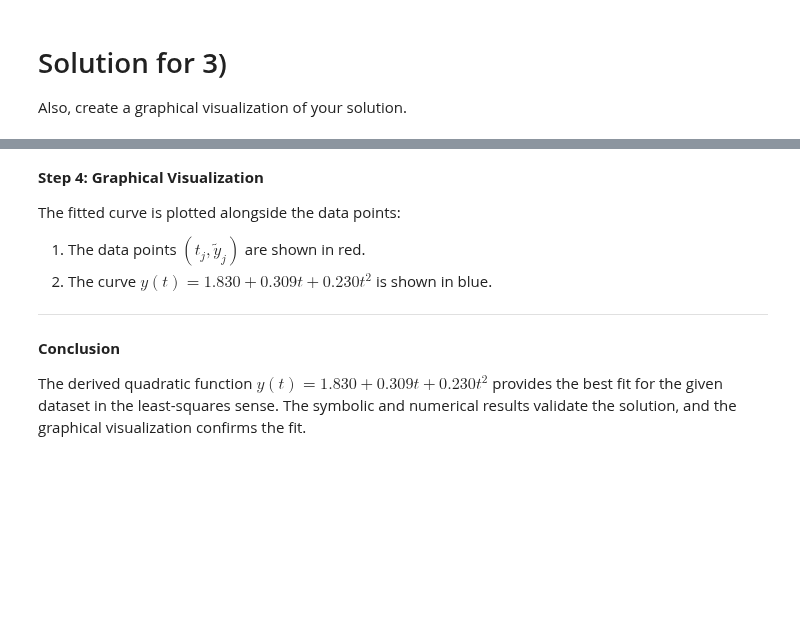
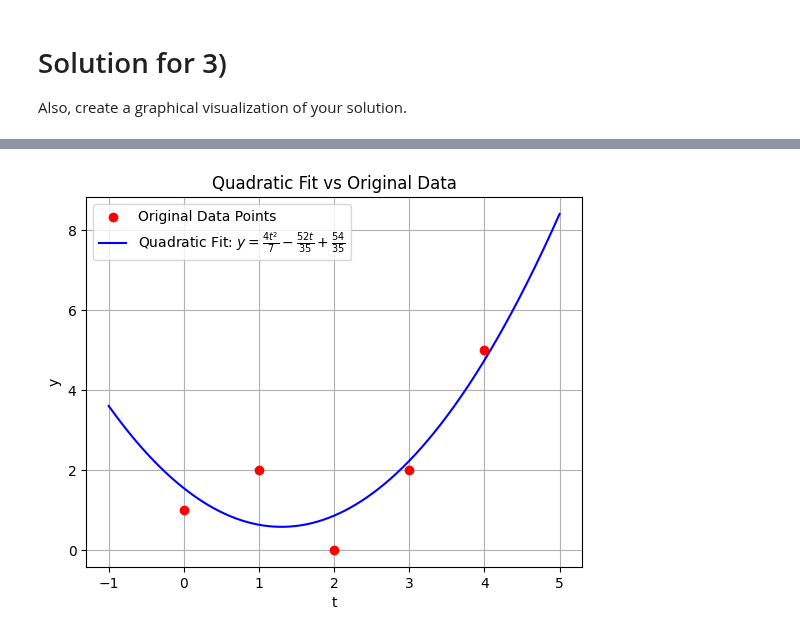
Before and after one commit to HackXIt/MAI-NUM-course, a Jupyter notebook: a-exercise2/a_exercise2.ipynb, the cells around one changed output, grey strips where cells are left out. Cells and saved outputs as stored; diff of their text form; code cells hidden in the pictures; blank space fills up the shorter version.

Commit message:
Update exercise 2 with better explanation and fixed graph

```diff
--- a/a-exercise2/a_exercise2.ipynb
+++ b/a-exercise2/a_exercise2.ipynb
@@ -170,16 +172,18 @@ def f(x):
     return A*x
 
 # Display the original A for reference
-display(Math(r"A = " + latex(A)))
+display(Math(r"A = " + latex(A) + r"\text{(unknown matrix)}"))
 
 # Step-by-step reconstruction:
 # 1. Construct standard basis vectors e_1, e_2, ..., e_n in R^n
 e_vectors = []
+e_vectors_str = []
 for j in range(n):
     # Create a vector of length n with a 1 in the j-th position and 0 elsewhere
     e = Matrix([1 if i == j else 0 for i in range(n)])
-    display(Math(r"e_{%d} = " % (j+1) + latex(e)))
     e_vectors.append(e)
+    e_vectors_str.append("e_{j} = " + latex(e))
+display(Math(latex(Identity(4)) + r"= " + latex(Matrix.eye(4)) + "\Rightarrow " + ",".join(e_vectors_str)))
 
 # 2. Apply f to each standard basis vector to get columns of A
 reconstructed_cols = []
@@ -193,5 +197,5 @@ for j, e in enumerate(e_vectors, start=1):
 A_reconstructed = Matrix.hstack(*reconstructed_cols)
 
 # Display the reconstructed matrix
-display(Math(r"\text{Reconstructed } A = " + latex(A_reconstructed)))
+display(Math(r"A = " + latex(A_reconstructed) + r"\text{(reconstructed)}"))
 # %% [output]
@@ -825,0 +564,11 @@ $$
+# %%
+# Perform the Gaussian elimination process
+rref = reduce_to_rref(A_augmented.copy())
+
+# Extract the solution: [alpha; beta; gamma]
+alpha_sol = rref[0, 3]
+beta_sol = rref[1, 3]
+gamma_sol = rref[2, 3]
+display(Math(r"\Rightarrow \alpha = " + latex(alpha_sol) + f"\\approx{alpha_sol.evalf()}"
+             + r", \quad \beta = " + latex(beta_sol) + f"\\approx{beta_sol.evalf()}"
+             + r", \quad \gamma = " + latex(gamma_sol) + f"\\approx{gamma_sol.evalf()}"))
@@ -895,13 +590,29 @@ $\displaystyle \text{Quadratic Fit Equation: } y = 0.0785714285714327 t^{2} + 0.
-# %% [markdown]
-**Step 4: Graphical Visualization**
-
-The fitted curve is plotted alongside the data points:
-
-1. The data points $ (t_j, \tilde{y}_j) $ are shown in red.
-2. The curve $ y(t) = 1.830 + 0.309 t + 0.230 t^2 $ is shown in blue.
-
----
-
-**Conclusion**
-
-The derived quadratic function $ y(t) = 1.830 + 0.309 t + 0.230 t^2 $ provides the best fit for the given dataset in the least-squares sense. The symbolic and numerical results validate the solution, and the graphical visualization confirms the fit.
+# %%
+# Define the quadratic function using the solved coefficients
+t = symbols('t')
+quadratic_func = alpha_sol + beta_sol * t + gamma_sol * t**2
+
+# Convert the sympy expression to a Python function for plotting
+quadratic_func_lambdified = lambdify(t, quadratic_func, 'numpy')
+
+# Generate data for the quadratic function
+t_vals_plot = np.linspace(min(t_vals) - 1, max(t_vals) + 1, 500)  # Create a range for t
+y_vals_plot = quadratic_func_lambdified(t_vals_plot)  # Evaluate the quadratic function
+
+# Plot the original data points
+plt.scatter(t_vals, y_vals, color='red', label='Original Data Points', zorder=5)
+
+# Plot the quadratic function
+plt.plot(t_vals_plot, y_vals_plot, color='blue', label=f'Quadratic Fit: $y = {latex(quadratic_func)}$')
+
+# Add labels, legend, and title
+plt.xlabel('t')
+plt.ylabel('y')
+plt.title('Quadratic Fit vs Original Data')
+plt.legend()
+plt.grid(True)
+
+# Show the plot
+plt.show()
+# %% [output]
+[figure, added]
```
Also changed, not shown: parts of 16 cells of this notebook.
